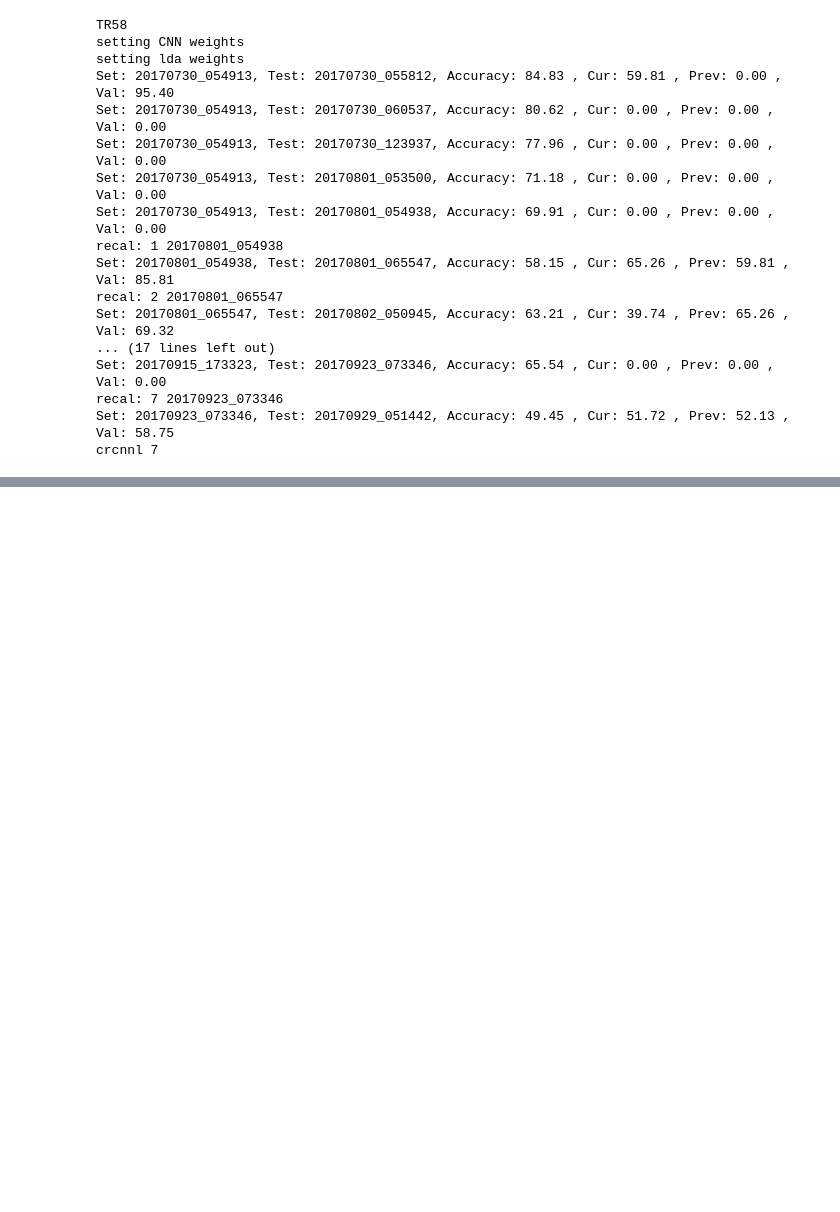
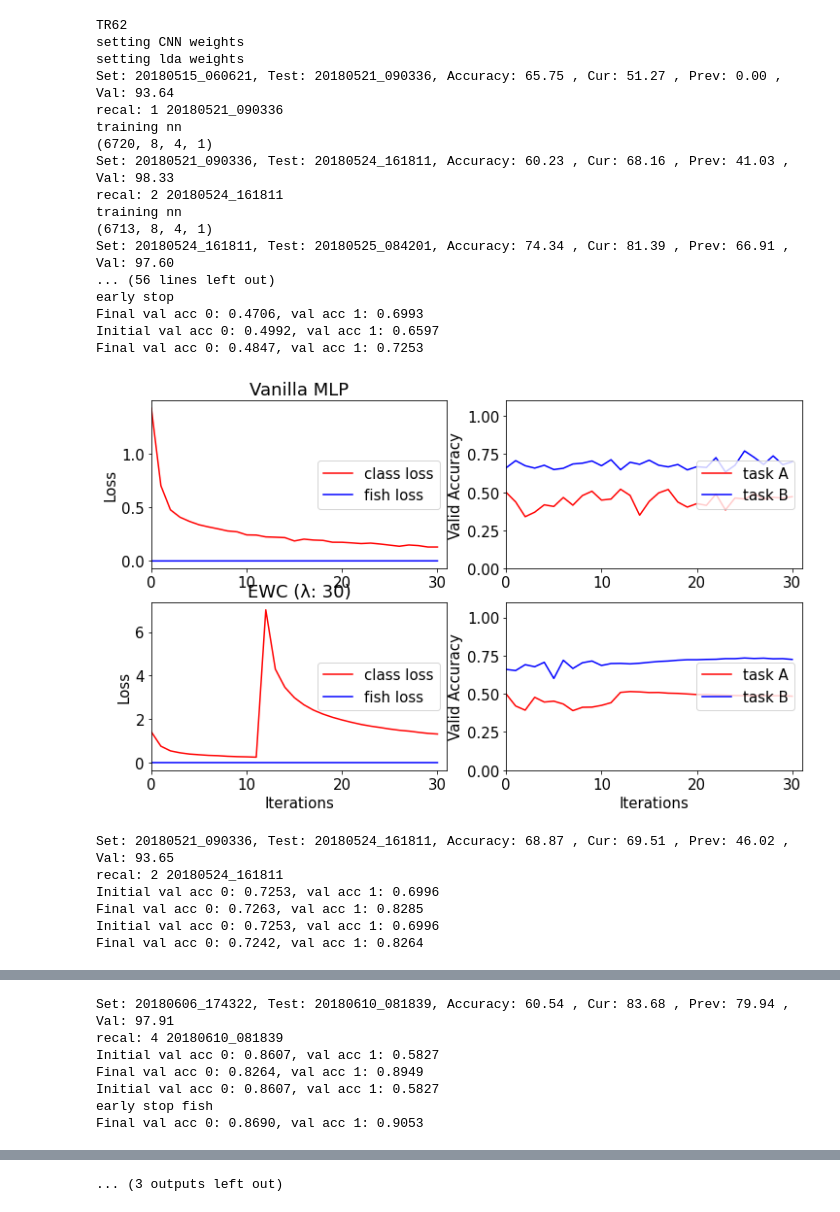
Before and after one commit to yuniteh/adaptive, a Jupyter notebook: python/main.ipynb, the cells around one changed output, grey strips where cells are left out. Saved outputs shown, nothing was run; the diff lists cells and outputs as text; code cells hidden in the pictures; blank space fills up the shorter version.

```diff
--- a/python/main.ipynb
+++ b/python/main.ipynb
@@ -39,7 +39,7 @@ plt.plot(old_params[:,0])
 path = 'C:/Users/yteh/Documents/work/necal/home data/'
 subs = os.listdir(path)
 bat = 32
-for sub in range(2,3):#5):#5):
+for sub in range(3,4):#5):#5):
     sub_path = path + subs[sub] + '/DATA/MAT/'
     all_files = os.listdir(sub_path)
     if 'skip' in all_files:
@@ -63,7 +63,7 @@ for sub in range(2,3):#5):#5):
             _, _, _, _, _, _, _, c_weights, cl_wc, scaler_0, emg_scale = pickle.load(f)
         if it == 0:
             # mod_all = ['ld','bld','bcnnl','cnnl','acnnl3','acnnl5','acnnl30','acewcl']
-            mod_all = ['crcnnl']
+            mod_all = ['cnnl','acewcl','crcnnl']
 
         else:
             mod_all = ['cnnl','acnnl3','acnnl5','acnnl30','acewcl']#,'crcnn']
@@ -100,6 +100,12 @@ for sub in range(2,3):#5):#5):
                 if i > 1:
                     if 'b' in mod:
                         skip = True
+                    elif 'cr' in mod:
+                        print(acc_all[it,i-1,-2] )
+                        skip = acc_all[it,i-1,-2] >= 70
+                        if not skip:
+                            recal += 1
+                            print('recal: ' + str(recal) + ' ' + all_files[i])
                     else:
                         if acc[i-1,acc_i] < 70:
                             skip = False
@@ -121,9 +127,17 @@ for sub in range(2,3):#5):#5):
                         train_params = np.vstack((train_params,train_params2))
                         del train_data2, train_params2
 
-                    if 'cr' in mod and i > 1:
-                        train_data = np.vstack((train_data_0,train_data))
-                        train_params = np.vstack((train_params_0,train_params))
+                    if 'cr' in mod:
+                        train_data_temp = cp.deepcopy(train_data)
+                        train_params_temp = cp.deepcopy(train_params)
+
+                        if i > 1:
+                            train_data = np.vstack((train_data_0,train_data))
+                            train_params = np.vstack((train_params_0,train_params))
+
+                        train_data_0 = cp.deepcopy(train_data_temp)
+                        train_params_0 = cp.deepcopy(train_params_temp)
+                        del train_data_temp, train_params_temp
 
                     if i == 1:
                         train_data, train_params, th = prd.threshold(train_data, train_params)
@@ -165,6 +179,7 @@ for sub in range(2,3):#5):#5):
                     # if 'ewc' in mod:
                     _, _, y_train_val, _, x_train_val_cnn, x_train_val_lda, y_train_val_lda, _, _, _, _, _ = prd.prep_train_caps(train_data, train_params, emg_scale=emg_scale,scaler=scaler, prop_b=False, batch_size=bat, ft=ft, num_classes=n_dof, noise=False, split=False)
                     _, _, y_val, _, x_val_cnn, x_val, y_val_lda, _, _, _, _, _ = prd.prep_train_caps(val_data, val_params, emg_scale=emg_scale,scaler=scaler, prop_b=False, batch_size=bat, ft=ft, num_classes=n_dof, noise=False, split=False)
+
 
                     if 'cr' in mod:
                         train_data_0 = cp.deepcopy(train_data)
@@ -229,8 +244,6 @@ for sub in range(2,3):#5):#5):
                             acc_val[i,:] = lp.test_models(x_train_val_cnn, None, None, y_train_val, None, cnn=cnn)
                     elif 'ewc' in mod:
                         if i == 1:
-                            # with open(subs[sub] + '_mods.p','rb') as f:
-                            #     emg_scale, scaler_0, c_weights, cl_wc = pickle.load(f)
                             lam = 0
                             ewc = dl.EWC(mod='CNN', n_class=n_dof)
                             ewc(x_train_cnn[:1,...])
@@ -246,12 +259,9 @@ for sub in range(2,3):#5):#5):
                                     print('setting lda weights')
                             else:
                                 w_c, c_c = lp.train_task(ewc, ep, 1, x_train_cnn, y_train,[x_val_cnn], [y_val], lams=[lam],bat=bat)
-                                # w_c, c_c = lp.train_task(ewc, ep, 1, x_train_cnn, y_train, lams=[lam],bat=bat)
                                 c_weights = cp.deepcopy(ewc.get_weights())
                                 scaler_0 = cp.deepcopy(scaler)
                                 cl_wc = cp.deepcopy([w_c,c_c])
-                                # with open(subs[sub] + '_' + str(it) + '_mods.p','wb') as f:
-                                #     pickle.dump([emg_scale, scaler_0, c_weights, cl_wc],f)
                         else:
                             lam = 30
                             if mod == 'acewclm':
@@ -264,7 +274,7 @@ for sub in range(2,3):#5):#5):
                         acc_cur[i,:] = lp.test_models(x_val_cnn, None, None, y_val, None, ewc_cnn=ewc, clda=[w_c,c_c])
                         acc_val[i,:] = lp.test_models(x_train_val_cnn, None, None, y_train_val, None, ewc_cnn=ewc, clda=[w_c,c_c])
 
-                        ewc.compute_fisher(x_val_cnn, y_val, num_samples=200, plot_diffs=False)
+                        ewc.compute_fisher(x_train_val_cnn, y_train_val, num_samples=200, plot_diffs=False)
                         ewc.star()
                     elif 'ld' in mod:
                         _, _, w, c, _, _ = lp.train_models(x_train_lda=x_lda, y_train_lda=y_lda)
@@ -279,7 +289,7 @@ for sub in range(2,3):#5):#5):
                     prev_x_lda = cp.deepcopy(x_val)
                     prev_y_lda = cp.deepcopy(y_val_lda)
 
-                    del x_train_cnn, y_train, traincnn, x_val_cnn, y_val #, train_params, train_data
+                    del x_train_cnn, y_train, traincnn, x_val_cnn, y_val, train_params, train_data
 
                 # load data
                 test_file = all_files[i+1]
@@ -304,45 +314,52 @@ for sub in range(2,3):#5):#5):
                         acc[i,:] = lp.test_models(x_test_cnn, None, x_lda, y_test, y_lda, ewc_cnn=ewc, clda=[w_c,c_c])
                     else:
                         acc[i,:] = lp.test_models(x_test_cnn, None, x_lda, y_test, y_lda, ewc_cnn=ewc)
                 elif 'ld' in mod:
                     acc[i,:] = lp.test_models(x_test_cnn, None, x_lda, y_test, y_lda, lda=[w,c])
 
                 print ('Set: ' + train_file + ', Test: ' + test_file + ',', f'Accuracy: {acc[i,acc_i]:.2f}', f', Cur: {acc_cur[i,acc_i]:.2f}', f', Prev: {acc_prev[i,acc_i]:.2f}', f', Val: {acc_val[i,acc_i]:.2f}')
                 del y_test, x_test_cnn, x_lda, y_lda, test_data, test_params
             mod_i += 1
             if 'cr' in mod:
                 del train_data_0, train_params_0
 
             acc_all[it,:,mod_tot.index(mod)] = acc[:,acc_i]
             recal_all[it,mod_tot.index(mod)] = recal
             cur_all[it,:,mod_tot.index(mod)] = acc_cur[:,acc_i]
             prev_all[it,:,mod_tot.index(mod)] = acc_prev[:,acc_i]
             val_all[it,:,mod_tot.index(mod)] = acc_val[:,acc_i]
             print(mod + ' ' + str(recal))
 
         it_cur = cur_all[it,...]
         it_acc = acc_all[it,...]
         it_recal = recal_all[it,...]
         it_prev = prev_all[it,...]
         it_val = val_all[it,...]
 
         with open(subs[sub] + '_' + str(it) + '_r_accs.p','wb') as f:
             pickle.dump([it_acc, it_recal, it_cur, it_prev, it_val, mod_all, mod_tot, c_weights, cl_wc, scaler_0, emg_scale],f)
 # %% [output]
-TR58
+TR62
 setting CNN weights
 setting lda weights
-Set: 20170730_054913, Test: 20170730_055812, Accuracy: 84.83 , Cur: 59.81 , Prev: 0.00 , Val: 95.40
-Set: 20170730_054913, Test: 20170730_060537, Accuracy: 80.62 , Cur: 0.00 , Prev: 0.00 , Val: 0.00
-Set: 20170730_054913, Test: 20170730_123937, Accuracy: 77.96 , Cur: 0.00 , Prev: 0.00 , Val: 0.00
-Set: 20170730_054913, Test: 20170801_053500, Accuracy: 71.18 , Cur: 0.00 , Prev: 0.00 , Val: 0.00
-Set: 20170730_054913, Test: 20170801_054938, Accuracy: 69.91 , Cur: 0.00 , Prev: 0.00 , Val: 0.00
-recal: 1 20170801_054938
-Set: 20170801_054938, Test: 20170801_065547, Accuracy: 58.15 , Cur: 65.26 , Prev: 59.81 , Val: 85.81
-recal: 2 20170801_065547
-Set: 20170801_065547, Test: 20170802_050945, Accuracy: 63.21 , Cur: 39.74 , Prev: 65.26 , Val: 69.32
-... (17 lines left out)
-Set: 20170915_173323, Test: 20170923_073346, Accuracy: 65.54 , Cur: 0.00 , Prev: 0.00 , Val: 0.00
-recal: 7 20170923_073346
-Set: 20170923_073346, Test: 20170929_051442, Accuracy: 49.45 , Cur: 51.72 , Prev: 52.13 , Val: 58.75
-crcnnl 7
+Set: 20180515_060621, Test: 20180521_090336, Accuracy: 65.75 , Cur: 51.27 , Prev: 0.00 , Val: 93.64
+recal: 1 20180521_090336
+training nn
+(6720, 8, 4, 1)
+Set: 20180521_090336, Test: 20180524_161811, Accuracy: 60.23 , Cur: 68.16 , Prev: 41.03 , Val: 98.33
+recal: 2 20180524_161811
+training nn
+(6713, 8, 4, 1)
+Set: 20180524_161811, Test: 20180525_084201, Accuracy: 74.34 , Cur: 81.39 , Prev: 66.91 , Val: 97.60
+... (56 lines left out)
+early stop
+Final val acc 0: 0.4706, val acc 1: 0.6993
+Initial val acc 0: 0.4992, val acc 1: 0.6597
+Final val acc 0: 0.4847, val acc 1: 0.7253
+[figure, added]
+Set: 20180521_090336, Test: 20180524_161811, Accuracy: 68.87 , Cur: 69.51 , Prev: 46.02 , Val: 93.65
+recal: 2 20180524_161811
+Initial val acc 0: 0.7253, val acc 1: 0.6996
+Final val acc 0: 0.7263, val acc 1: 0.8285
+Initial val acc 0: 0.7253, val acc 1: 0.6996
+Final val acc 0: 0.7242, val acc 1: 0.8264
@@ -348,0 +380,7 @@ crcnnl 7
+Set: 20180606_174322, Test: 20180610_081839, Accuracy: 60.54 , Cur: 83.68 , Prev: 79.94 , Val: 97.91
+recal: 4 20180610_081839
+Initial val acc 0: 0.8607, val acc 1: 0.5827
+Final val acc 0: 0.8264, val acc 1: 0.8949
+Initial val acc 0: 0.8607, val acc 1: 0.5827
+early stop fish
+Final val acc 0: 0.8690, val acc 1: 0.9053
@@ -349,3 +410,4 @@ crcnnl 7
+... (3 outputs left out)
 # %%
 cv_iter = 1
 fig,ax = plt.subplots(1,5,figsize=(30,4))
```
Also changed, not shown: parts of 1 cell of this notebook.
